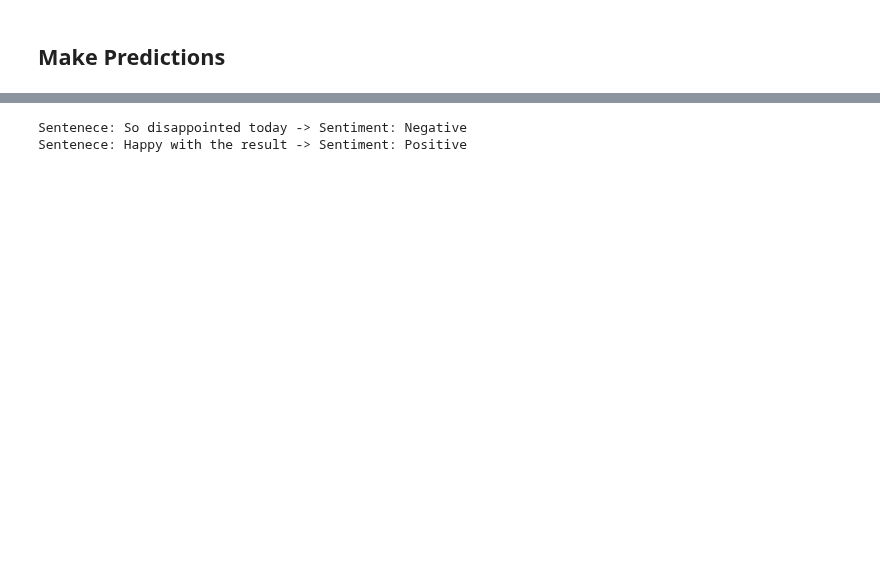
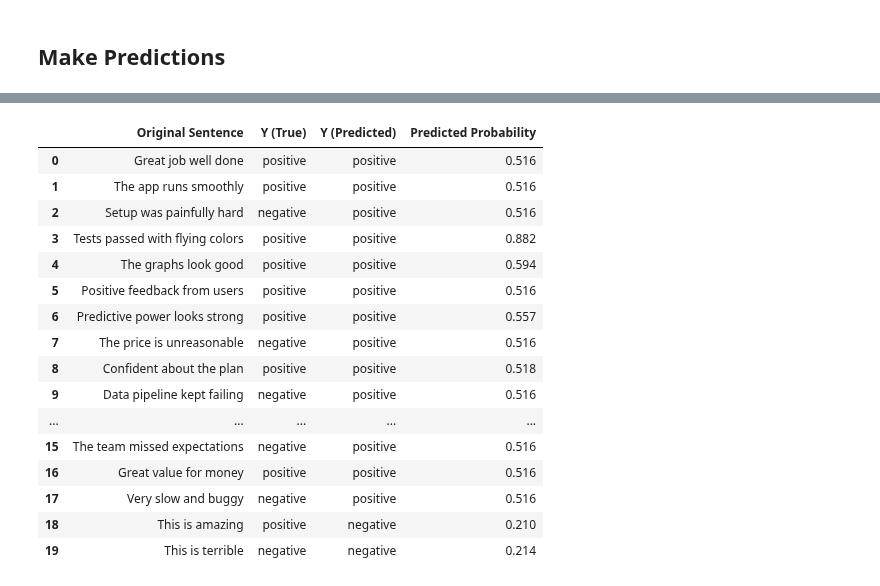
Before and after one commit to s-muhammadkamran/NLP, a Jupyter notebook: code/rnn/rnn_architecture.ipynb, the cells around one changed output, grey strips where cells are left out. Cells and saved outputs as stored; diff of their text form; code cells hidden in the pictures; blank space fills up the shorter version.

```diff
--- a/code/rnn/rnn_architecture.ipynb
+++ b/code/rnn/rnn_architecture.ipynb
@@ -98,7 +148,7 @@ y
 ## Train Test Split our Small Data
 # %%
 X_train, X_test, y_train, y_test, s_train, s_test = train_test_split(
-    X, y, df['sentences'].to_numpy(), test_size=0.2, random_state=42, stratify=y
+    X, y, df['sentence'].to_numpy(), test_size=0.2, stratify=y
 )
 
 X_train, y_train, s_train
@@ -173,11 +233,11 @@ model.compile(
     metrics=["accuracy"],
 )
 # %%
-es = EarlyStopping(monitor="val_loss", patience=3, restore_best_weights=True, verbose=1)
+es = EarlyStopping(monitor="val_loss", patience=10, restore_best_weights=True, verbose=1)
 # %%
 history = model.fit(
     X_train, y_train,
-    epochs=20,
+    epochs=50,
     validation_data=(X_test, y_test),
     batch_size=1,
     callbacks=[es],
@@ -210,7 +270,39 @@ predictions = model.predict(X_test)
-# %%
-for i, pred in enumerate(predictions):
-    res = 'Positive' if pred > 0.5 else 'Negative'
-    print(f"Sentenece: {s_test[i]} -> Sentiment: {res}")
-# %% [output]
-Sentenece: So disappointed today -> Sentiment: Negative
-Sentenece: Happy with the result -> Sentiment: Positive
+# %%
+# predictions -> probabilities of "positive"
+probs = np.asarray(predictions).ravel()
+pred_lbls = (probs >= 0.5).astype(int)
+
+# y_test flatten to ints
+true_lbls = np.asarray(y_test).ravel().astype(int)
+
+# decode 0/1 back to string labels using fitted LabelEncoder
+true_sentiments = lbl_enc.inverse_transform(true_lbls)
+pred_sentiments = lbl_enc.inverse_transform(pred_lbls)
+
+# Build and print table
+df_out = pd.DataFrame({
+    "Original Sentence": s_test,            # from your split
+    "Y (True)": true_sentiments,
+    "Y (Predicted)": pred_sentiments,
+    "Predicted Probability": probs.round(3)
+})
+
+df_out.head(20)
+# %% [output]
+|  | Original Sentence | Y (True) | Y (Predicted) | Predicted Probability |
+| 0 | Great job well done | positive | positive | 0.516 |
+| 1 | The app runs smoothly | positive | positive | 0.516 |
+| 2 | Setup was painfully hard | negative | positive | 0.516 |
+| 3 | Tests passed with flying colors | positive | positive | 0.882 |
+| 4 | The graphs look good | positive | positive | 0.594 |
+| 5 | Positive feedback from users | positive | positive | 0.516 |
+| 6 | Predictive power looks strong | positive | positive | 0.557 |
+| 7 | The price is unreasonable | negative | positive | 0.516 |
+| 8 | Confident about the plan | positive | positive | 0.518 |
+| 9 | Data pipeline kept failing | negative | positive | 0.516 |
+| ... | ... | ... | ... | ... |
+| 15 | The team missed expectations | negative | positive | 0.516 |
+| 16 | Great value for money | positive | positive | 0.516 |
+| 17 | Very slow and buggy | negative | positive | 0.516 |
+| 18 | This is amazing | positive | negative | 0.210 |
+| 19 | This is terrible | negative | negative | 0.214 |
```
Also changed, not shown: parts of 18 cells of this notebook, 1 other file.
